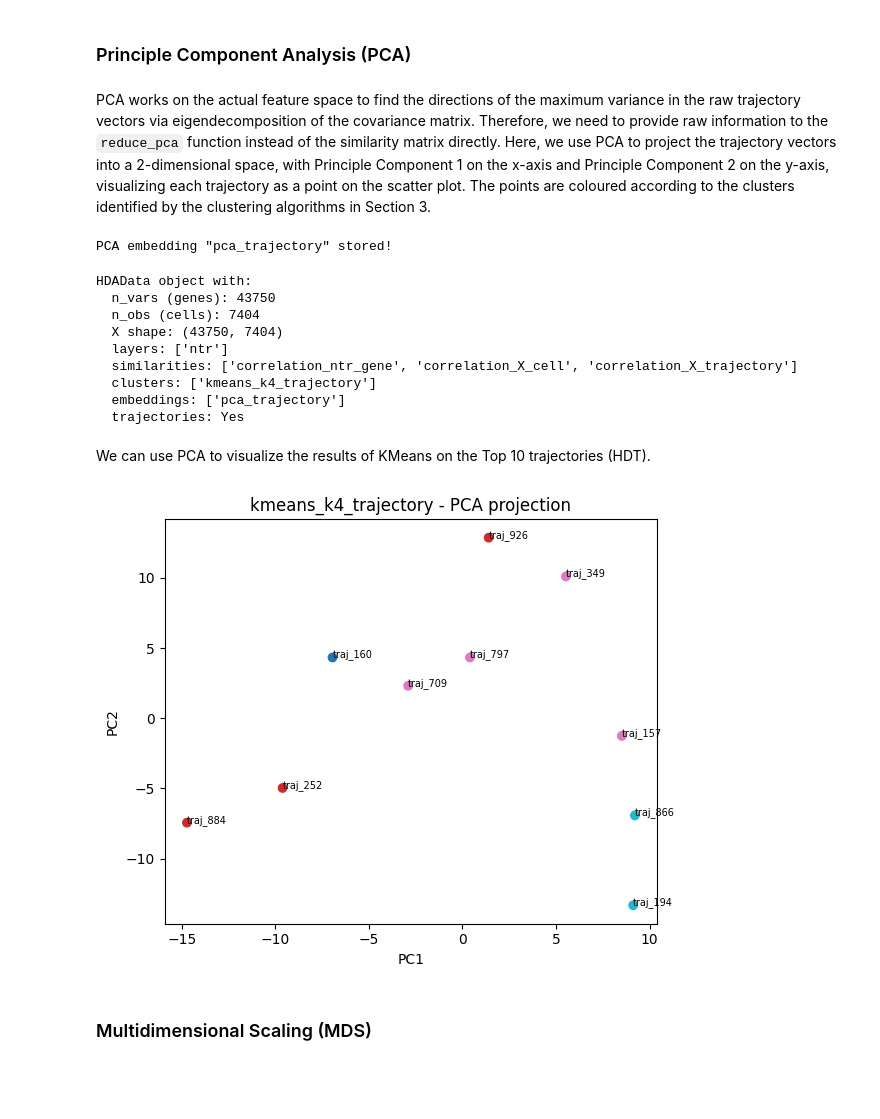
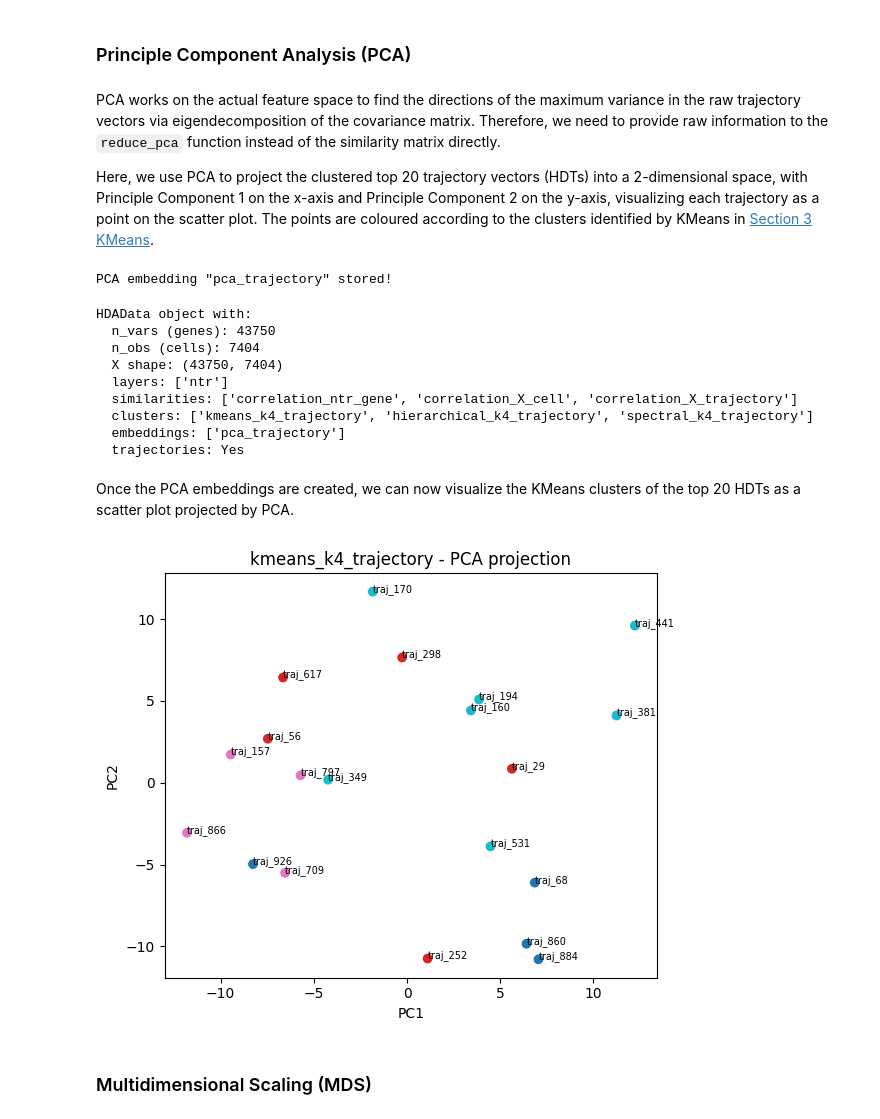
Before and after one commit to csw128/hdadata-package, a Jupyter notebook: Tutorial.ipynb, the cells around one changed output. Saved outputs shown, nothing was run; the diff lists cells and outputs as text; code cells hidden in the pictures; blank space fills up the shorter version.

```diff
--- a/Tutorial.ipynb
+++ b/Tutorial.ipynb
@@ -613,8 +615,8 @@ HDAData object with:
   embeddings: []
   trajectories: Yes
 # %%
-# Inspect the clustering results to see which trajectory belongs to which cluster
+# Inspect the KMeans results to see which trajectory belongs to which cluster
 
-c1 = hdata.clusters["kmeans_k4_trajectory"]
-c1
+cl_kmeans_traj20 = hdata.clusters["kmeans_k4_trajectory"]
+cl_kmeans_traj20
 # %% [output]
@@ -737,7 +811,9 @@ This section of the tutorial is a continuation of the biological use case and bu
 # %% [markdown]
 ### Principle Component Analysis (PCA)
 # %% [markdown]
-PCA works on the actual feature space to find the directions of the maximum variance in the raw trajectory vectors via eigendecomposition of the covariance matrix. Therefore, we need to provide raw information to the `reduce_pca` function instead of the similarity matrix directly. Here, we use PCA to project the trajectory vectors into a 2-dimensional space, with Principle Component 1 on the x-axis and Principle Component 2 on the y-axis, visualizing each trajectory as a point on the scatter plot. The points are coloured according to the clusters identified by the clustering algorithms in Section 3.
+PCA works on the actual feature space to find the directions of the maximum variance in the raw trajectory vectors via eigendecomposition of the covariance matrix. Therefore, we need to provide raw information to the `reduce_pca` function instead of the similarity matrix directly.
+
+Here, we use PCA to project the clustered top 20 trajectory vectors (HDTs) into a 2-dimensional space, with Principle Component 1 on the x-axis and Principle Component 2 on the y-axis, visualizing each trajectory as a point on the scatter plot. The points are coloured according to the clusters identified by KMeans in [Section 3 KMeans](###-KMeans).
 # %%
 # Reduce the dimensions into 2D using PCA
 
@@ -745,7 +821,7 @@ hdata.reduce_PCA(
     data = subset_top10,
     key = "X",
     kind = "trajectory",
-    trajectory_id = top_10_traj,
+    trajectory_id = top_20_traj,
 )
 # %% [output]
 PCA embedding "pca_trajectory" stored!
@@ -755,24 +831,25 @@ HDAData object with:
   X shape: (43750, 7404)
   layers: ['ntr']
   similarities: ['correlation_ntr_gene', 'correlation_X_cell', 'correlation_X_trajectory']
-  clusters: ['kmeans_k4_trajectory']
+  clusters: ['kmeans_k4_trajectory', 'hierarchical_k4_trajectory', 'spectral_k4_trajectory']
   embeddings: ['pca_trajectory']
   trajectories: Yes
 # %%
-# c1 = hdata.clusters["kmeans_k4_trajectory"]
-e1 = hdata.embeddings["pca_trajectory"]
+# cl_kmeans_traj20 = hdata.clusters["kmeans_k4_trajectory"]
+em_pca_traj20 = hdata.embeddings["pca_trajectory"]
 # %% [markdown]
-We can use PCA to visualize the results of KMeans on the Top 10 trajectories (HDT).
+Once the PCA embeddings are created, we can now visualize the KMeans clusters of the top 20 HDTs as a scatter plot projected by PCA.
 # %%
 # Visualize the KMeans clusters as a scatter plot under PCA
 
 hda.visualize.scatter(
-    cluster=c1,
-    embedding=e1,
-    reduction="PCA"
+    cluster=cl_kmeans_traj20,
+    embedding=em_pca_traj20,
+    reduction="PCA",
+    show_label=True
 )
 # %% [output]
-[figure, old version]
+[figure, new version]
 # %% [markdown]
 ### Multidimensional Scaling (MDS)
 # %% [markdown]
```
Also changed, not shown: parts of 43 cells of this notebook, 7 other files.
